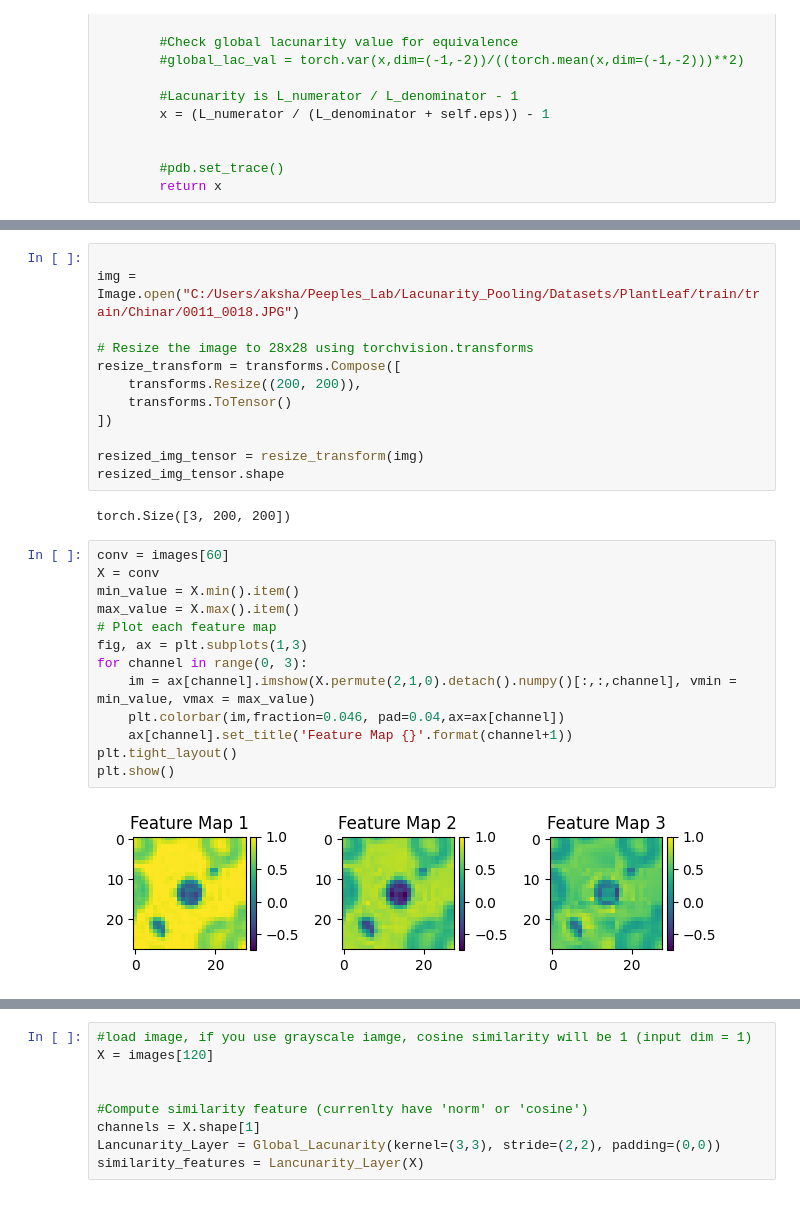
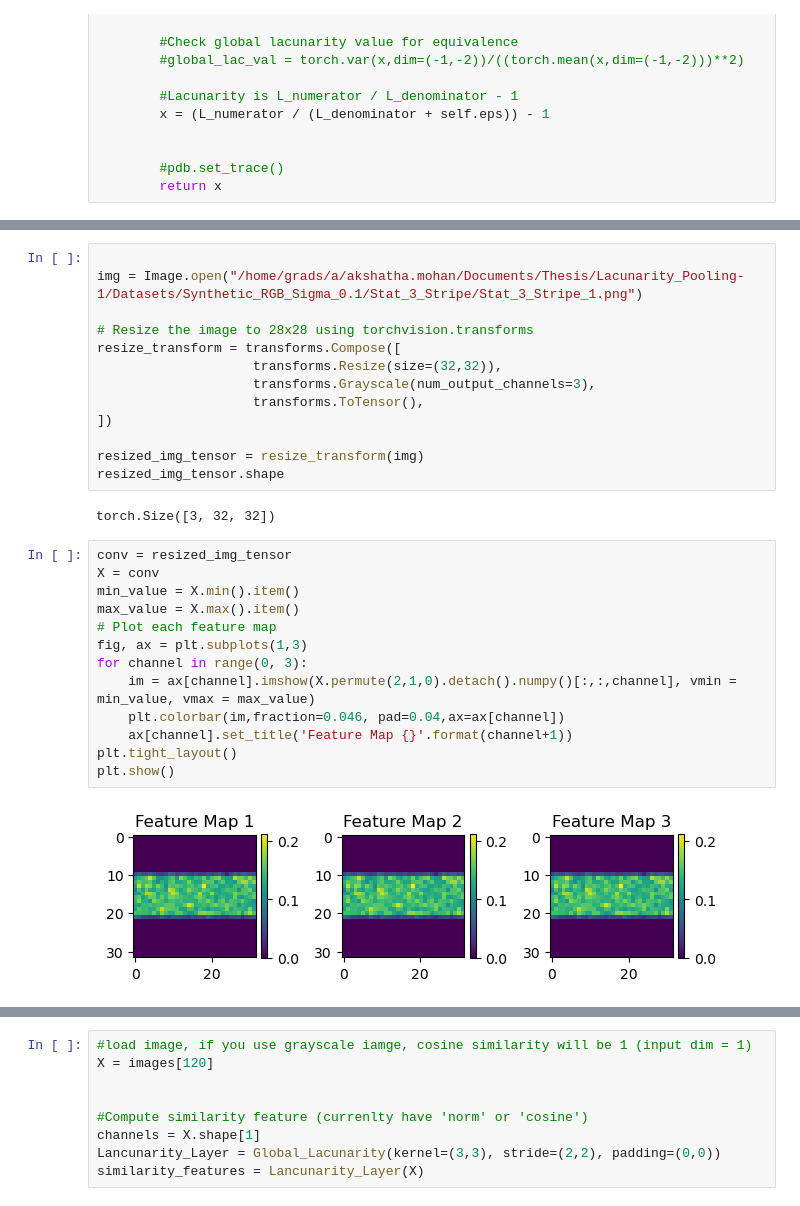
Before and after one commit to Advanced-Vision-and-Learning-Lab/2024_V4A_Lacunarity_Pooling_Layer, a Jupyter notebook: Utils/playground.ipynb, the cells around one changed output, grey strips where cells are left out. Drawn from its saved outputs; the diff is of its cells as text.

Commit message:
Updated Datasets

```diff
--- a/Utils/playground.ipynb
+++ b/Utils/playground.ipynb
@@ -855,32 +866,33 @@ Clipping input data to the valid range for imshow with RGB data ([0..1] for floa
 # %%
 
-img = Image.open("C:/Users/aksha/Peeples_Lab/Lacunarity_Pooling/Datasets/PlantLeaf/train/train/Chinar/0011_0018.JPG")
+img = Image.open("/home/grads/a/akshatha.mohan/Documents/Thesis/Lacunarity_Pooling-1/Datasets/Synthetic_RGB_Sigma_0.1/Stat_3_Stripe/Stat_3_Stripe_1.png")
 
 # Resize the image to 28x28 using torchvision.transforms
 resize_transform = transforms.Compose([
-    transforms.Resize((200, 200)),
-    transforms.ToTensor()
+                    transforms.Resize(size=(32,32)),
+                    transforms.Grayscale(num_output_channels=3),
+                    transforms.ToTensor(),
 ])
 
 resized_img_tensor = resize_transform(img)
 resized_img_tensor.shape
 # %% [output]
-torch.Size([3, 200, 200])
+torch.Size([3, 32, 32])
 # %%
-conv = images[60]
+conv = resized_img_tensor
 X = conv
 min_value = X.min().item()
 max_value = X.max().item()
 # Plot each feature map
 fig, ax = plt.subplots(1,3)
 for channel in range(0, 3):
     im = ax[channel].imshow(X.permute(2,1,0).detach().numpy()[:,:,channel], vmin = min_value, vmax = max_value)
     plt.colorbar(im,fraction=0.046, pad=0.04,ax=ax[channel])
     ax[channel].set_title('Feature Map {}'.format(channel+1))
 plt.tight_layout()
 plt.show()
 # %% [output]
-[figure, old version]
+[figure, new version]
 # %%
 conv = nn.Conv2d(3, out_channels=3, kernel_size=2, stride=1)
 conv_output = conv(X)
```
Also changed, not shown: parts of 27 cells of this notebook, 10 other files.
